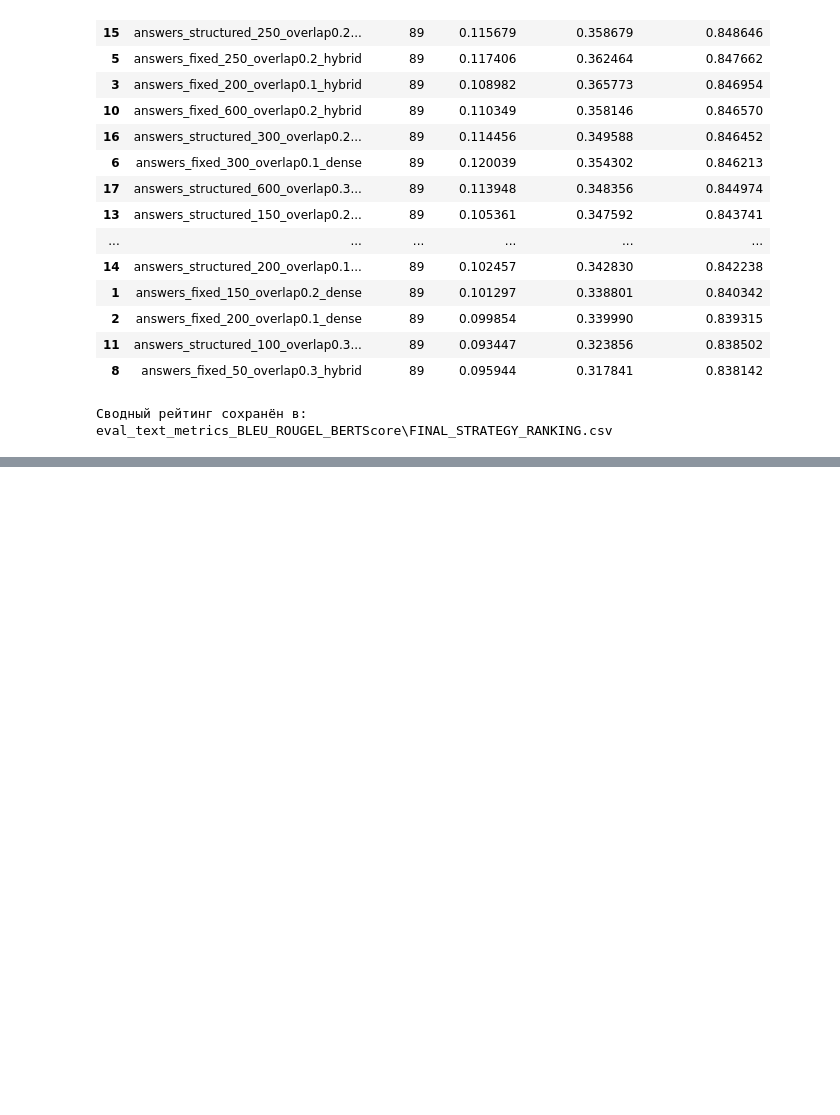
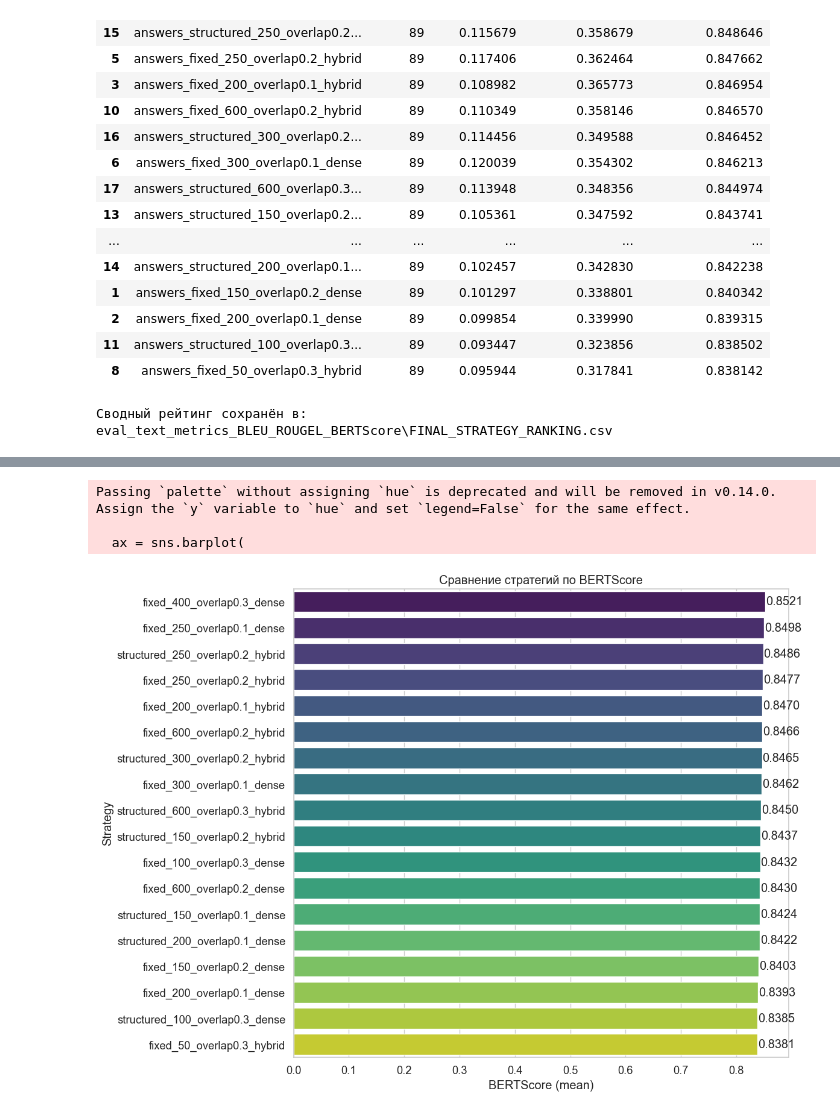
Before and after one commit to vsevolod-anlst/vkr, a Jupyter notebook: in_notebooks/01_parse_and_chunk.ipynb, the cells around one changed output, grey strips where cells are left out. Cells and saved outputs as stored; diff of their text form; code cells hidden in the pictures; blank space fills up the shorter version.

```diff
--- a/in_notebooks/01_parse_and_chunk.ipynb
+++ b/in_notebooks/01_parse_and_chunk.ipynb
@@ -3177,0 +3403,41 @@ print("Сводный комбинированный рейтинг сохран
+# %%
+import matplotlib.pyplot as plt
+import seaborn as sns
+
+# Убираем слово "answers" из названий стратегий
+summary_sorted["strategy_clean"] = summary_sorted["strategy"].str.replace("answers_", "", regex=False).str.strip()
+
+# --- Настройки стиля ---
+sns.set(style="whitegrid", font_scale=1.2)
+
+plt.figure(figsize=(12, max(6, len(summary_sorted) * 0.5)))
+
+# 🔥 Теперь строим график по BERTScore_mean
+ax = sns.barplot(
+    data=summary_sorted,
+    x="BERTScore_mean",
+    y="strategy_clean",
+    palette="viridis"
+)
+
+# Подписи значений на барах
+for i, v in enumerate(summary_sorted["BERTScore_mean"]):
+    ax.text(
+        v + 0.001,
+        i,
+        f"{v:.4f}",
+        va="center"
+    )
+
+plt.title("Сравнение стратегий по BERTScore")
+plt.xlabel("BERTScore (mean)")
+plt.ylabel("Strategy")
+plt.tight_layout()
+
+plt.savefig(os.path.join(METRICS_DIR, "FINAL_BERTSCORE_RANKING_PLOT.png"), dpi=300)
+plt.show()
+# %% [output]
+Passing `palette` without assigning `hue` is deprecated and will be removed in v0.14.0. Assign the `y` variable to `hue` and set `legend=False` for the same effect.
+
+  ax = sns.barplot(
+[figure, added]
```
Also changed, not shown: parts of 33 cells of this notebook, 2 other files.
